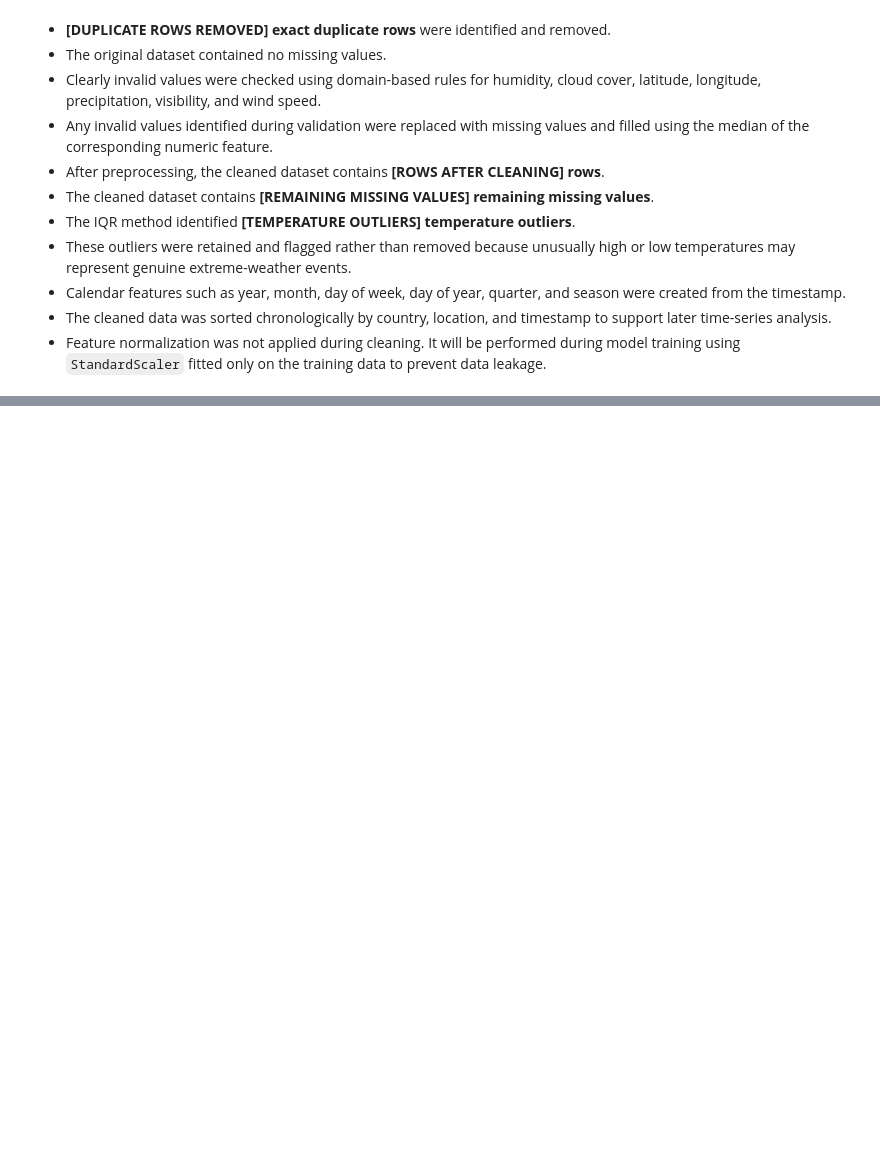
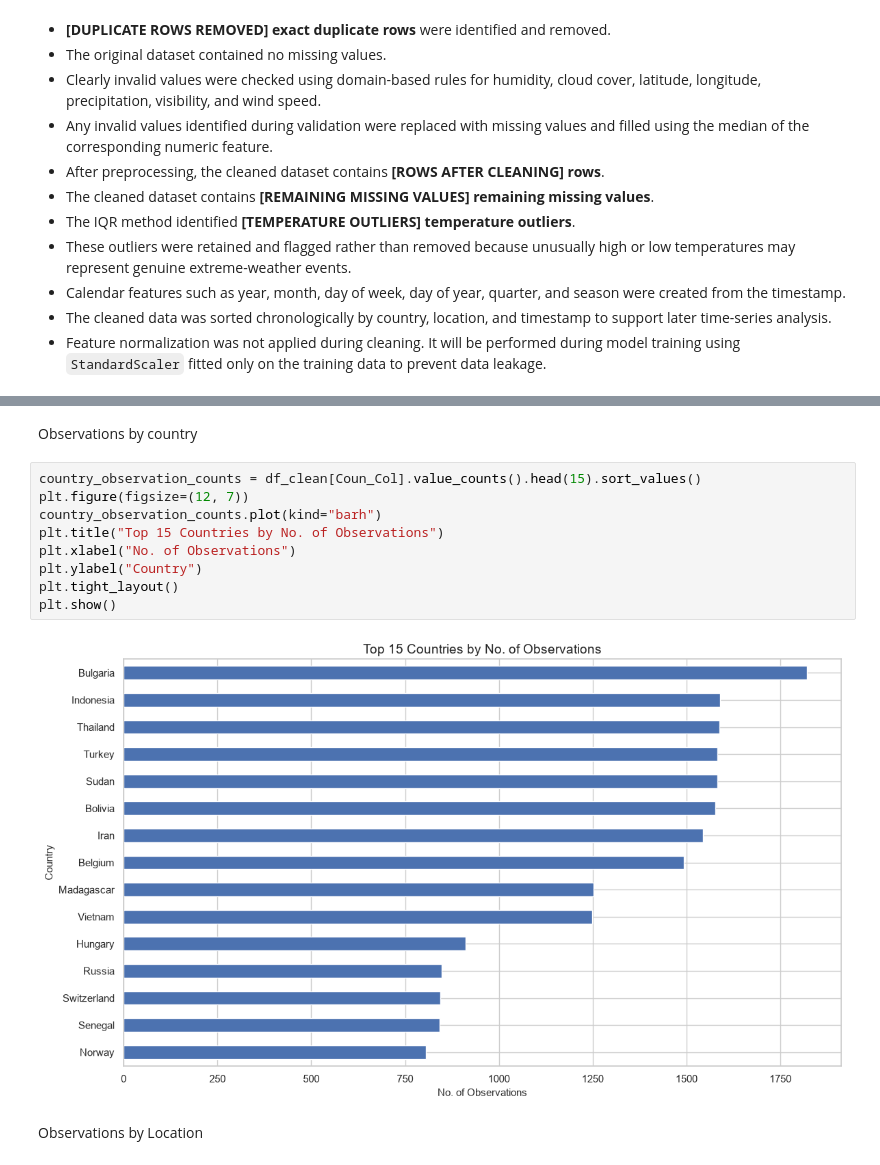
Before and after one commit to rajaraman04/Weather-Forecasting, a Jupyter notebook: weather_trend_forecasting.ipynb, the cells around one changed output, grey strips where cells are left out. Cells and saved outputs as stored; diff of their text form; blank space fills up the shorter version.

```diff
--- a/weather_trend_forecasting.ipynb
+++ b/weather_trend_forecasting.ipynb
@@ -602,0 +634,15 @@ display(clean_summary)
+# %% [markdown]
+Observations by country
+# %%
+country_observation_counts = df_clean[Coun_Col].value_counts().head(15).sort_values()
+plt.figure(figsize=(12, 7))
+country_observation_counts.plot(kind="barh")
+plt.title("Top 15 Countries by No. of Observations")
+plt.xlabel("No. of Observations")
+plt.ylabel("Country")
+plt.tight_layout()
+plt.show()
+# %% [output]
+[figure, added]
+# %% [markdown]
+Observations by Location
```
Also changed, not shown: parts of 45 cells of this notebook.
